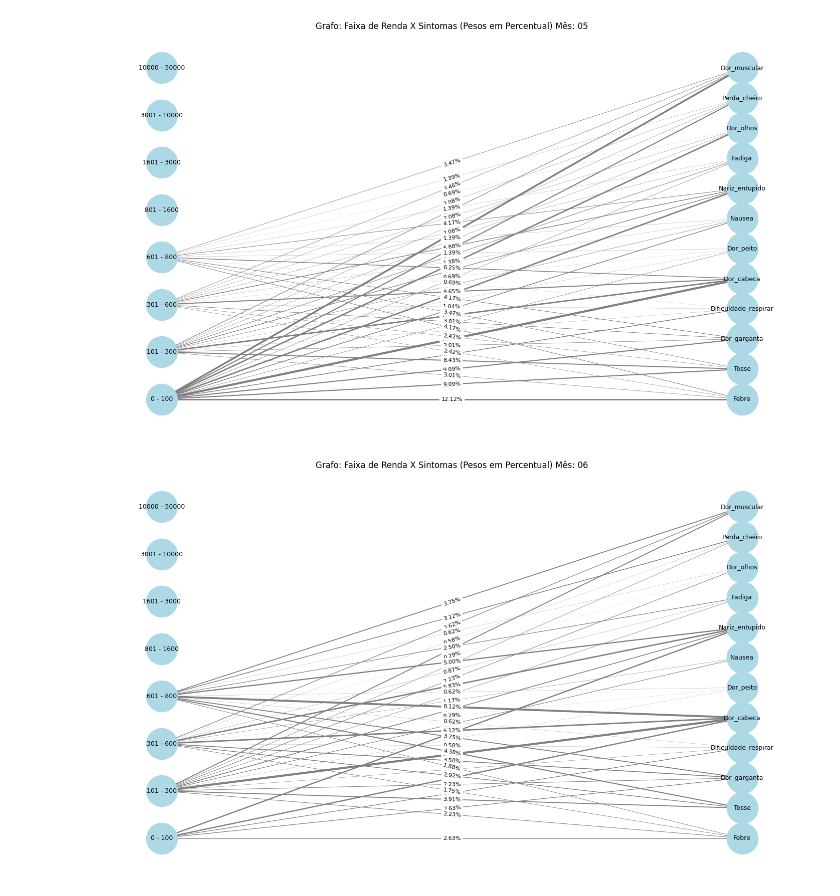
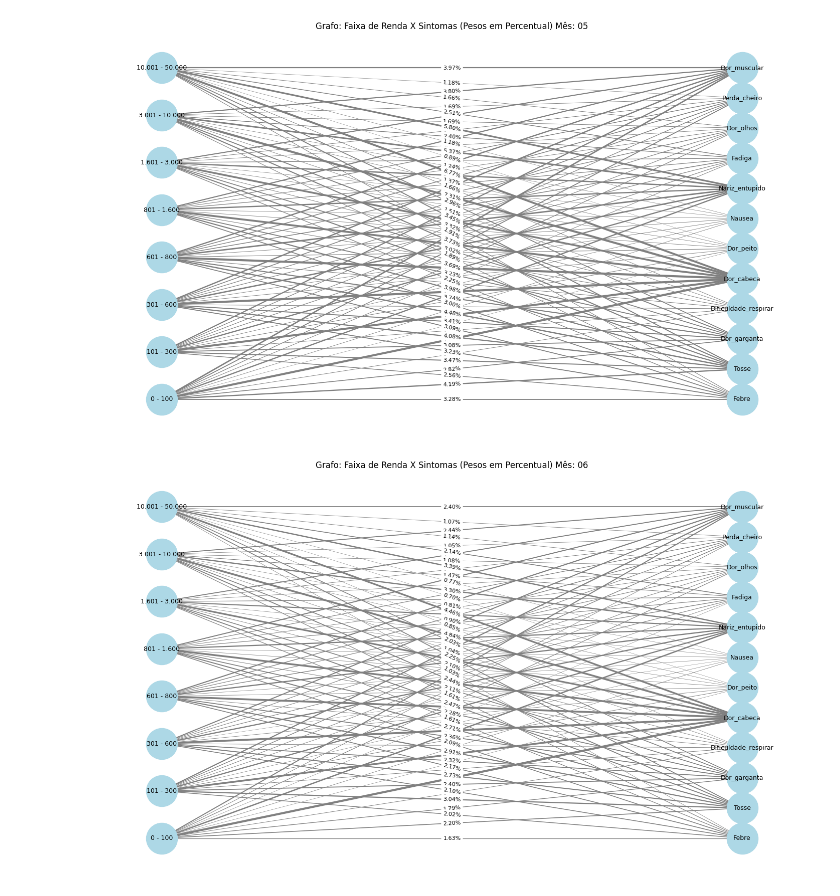
Before and after one commit to WilliamdeSousa/pnad-covid-grafos, a Jupyter notebook: analises/GrafosRendaXSintomas.ipynb, the cells around one changed output. Saved outputs shown, nothing was run; the diff lists cells and outputs as text; code cells hidden in the pictures.

```diff
--- a/analises/GrafosRendaXSintomas.ipynb
+++ b/analises/GrafosRendaXSintomas.ipynb
@@ -20,8 +20,9 @@ import matplotlib.pyplot as plt
 # Faixas de renda e sintomas
 faixas_renda = [
     "0 - 100", "101 - 300", "301 - 600", "601 - 800",
-    "801 - 1600", "1601 - 3000", "3001 - 10000", "10000 - 50000"
+    "801 - 1.600", "1.601 - 3.000", "3.001 - 10.000", "10.001 - 50.000"
 ]
+
 colunas_sintomas = [
     "Febre", "Tosse", "Dor_garganta", "Dificuldade_respirar",
     "Dor_cabeca", "Dor_peito", "Nausea", "Nariz_entupido",
@@ -76,32 +77,32 @@ for m in range(5, 7):
 
     # Definindo a posição dos nós (faixa de renda à esquerda, sintomas à direita)
     pos = {}
 
     # Posicionando as faixas de renda à esquerda com espaçamento uniforme
     faixa_renda_y = np.linspace(0, 12, len(faixas_renda))  # Espaçamento uniforme ao longo do eixo Y
     for i, (faixa, y) in enumerate(zip(faixas_renda, faixa_renda_y)):
         pos[faixa] = (0, y)  # Faixas de renda na posição fixa à esquerda
 
     # Posicionando os sintomas à direita com espaçamento uniforme
     sintoma_y = np.linspace(0, 12, len(colunas_sintomas))  # Espaçamento uniforme ao longo do eixo Y
     for i, (sintoma, y) in enumerate(zip(colunas_sintomas, sintoma_y)):
         pos[sintoma] = (1, y)  # Sintomas na posição fixa à direita
 
     # Extrair os pesos das arestas para ajustar a espessura
     edges = G.edges(data=True)
     max_peso = max(pesos_percentuais.values()) if pesos_percentuais else 1  # Evitar divisão por zero
     weights = [edata["weight"] / max_peso * 3 for _, _, edata in edges]  # Ajuste de espessura
 
     # Rótulos nas arestas com as porcentagens
     edge_labels = {(u, v): f"{d['weight']:.2f}%" for u, v, d in G.edges(data=True)}
 
     # Plotando o grafo
     plt.figure(figsize=(14, 8))
     nx.draw(G, pos, with_labels=True, node_size=2000, node_color="lightblue", edge_color="gray", width=weights, font_size=9)
     nx.draw_networkx_edge_labels(G, pos, edge_labels=edge_labels, font_size=8)
 
     plt.title(f"Grafo: Faixa de Renda X Sintomas (Pesos em Percentual) Mês: {m:02}")
     plt.show()
 # %% [output]
-[figure, old version]
+[figure, new version]
-[figure, old version]
+[figure, new version]
```
Also changed, not shown: 2 other files.
